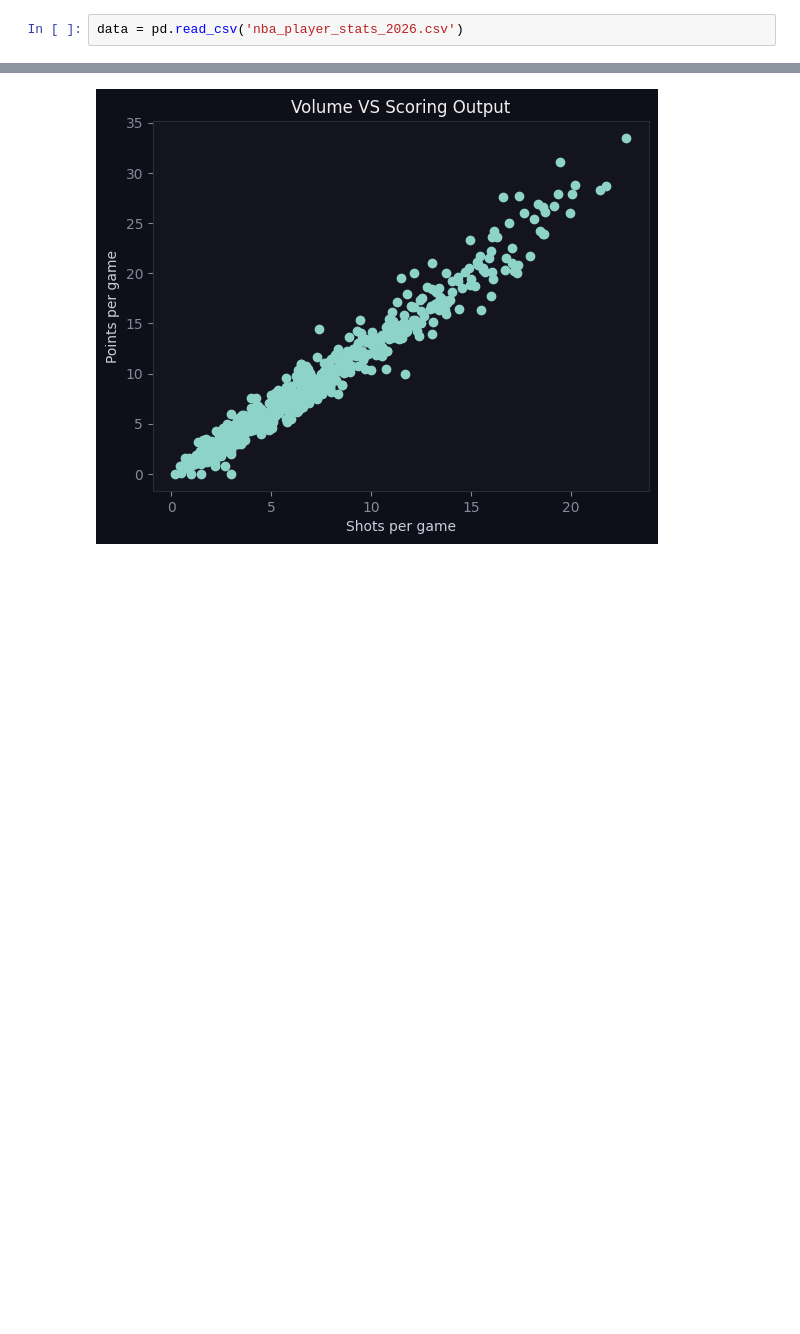
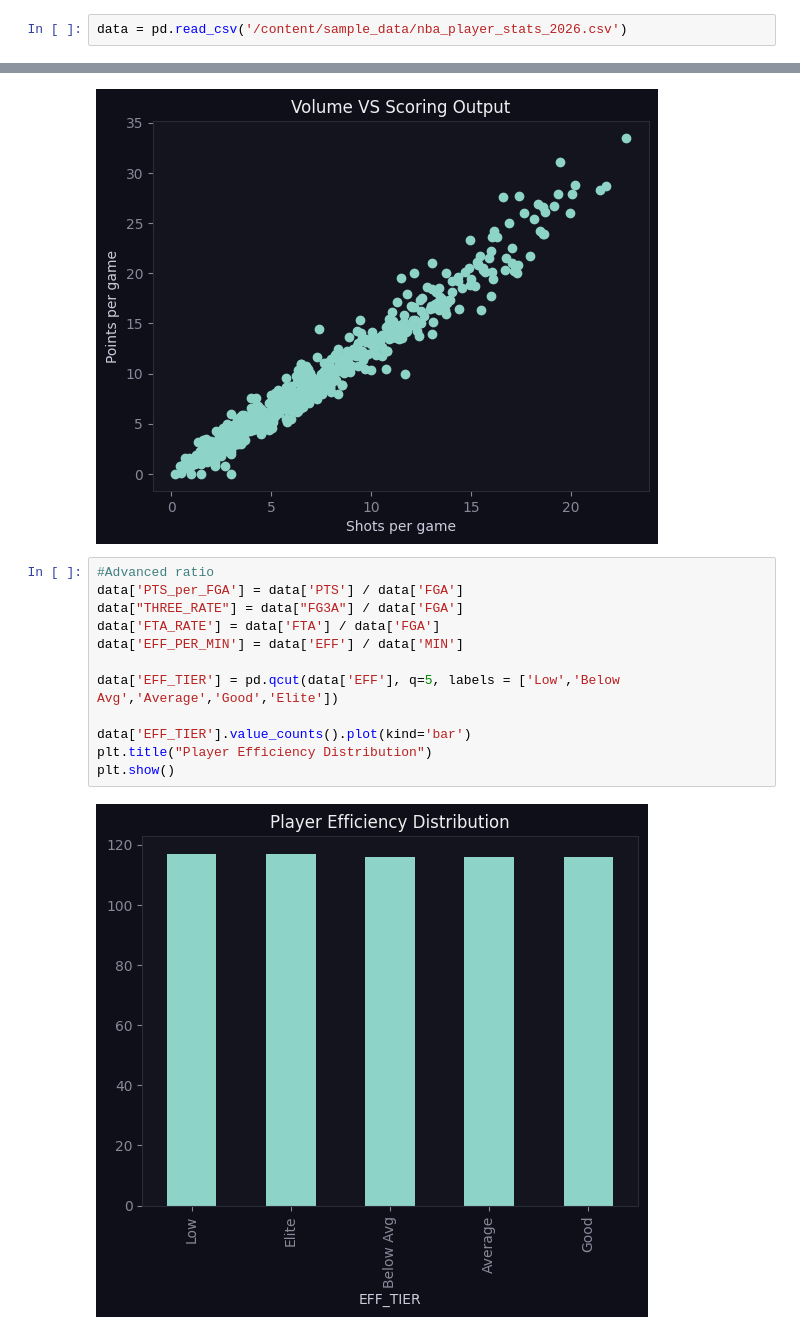
Before and after one commit to whunotexplain/data_nba_players_analyze, a Jupyter notebook: data_nba_players.ipynb, the cells around one changed output, grey strips where cells are left out. Drawn from its saved outputs; the diff is of its cells as text; blank space fills up the shorter version.

```diff
--- a/data_nba_players.ipynb
+++ b/data_nba_players.ipynb
@@ -28,5 +29,5 @@ Drive already mounted at /content/drive; to attempt to forcibly remount, call dr
 # %%
-data = pd.read_csv('nba_player_stats_2026.csv')
+data = pd.read_csv('/content/sample_data/nba_player_stats_2026.csv')
 # %%
 data.head()
 # %% [output]
@@ -110,3 +111,17 @@ plt.title("Volume VS Scoring Output")
 plt.show()
 # %% [output]
 [figure]
+# %%
+#Advanced ratio
+data['PTS_per_FGA'] = data['PTS'] / data['FGA']
+data["THREE_RATE"] = data["FG3A"] / data['FGA']
+data['FTA_RATE'] = data['FTA'] / data['FGA']
+data['EFF_PER_MIN'] = data['EFF'] / data['MIN']
+
+data['EFF_TIER'] = pd.qcut(data['EFF'], q=5, labels = ['Low','Below Avg','Average','Good','Elite'])
+
+data['EFF_TIER'].value_counts().plot(kind='bar')
+plt.title("Player Efficiency Distribution")
+plt.show()
+# %% [output]
+[figure, added]
```
Also changed, not shown: parts of 7 cells of this notebook.
